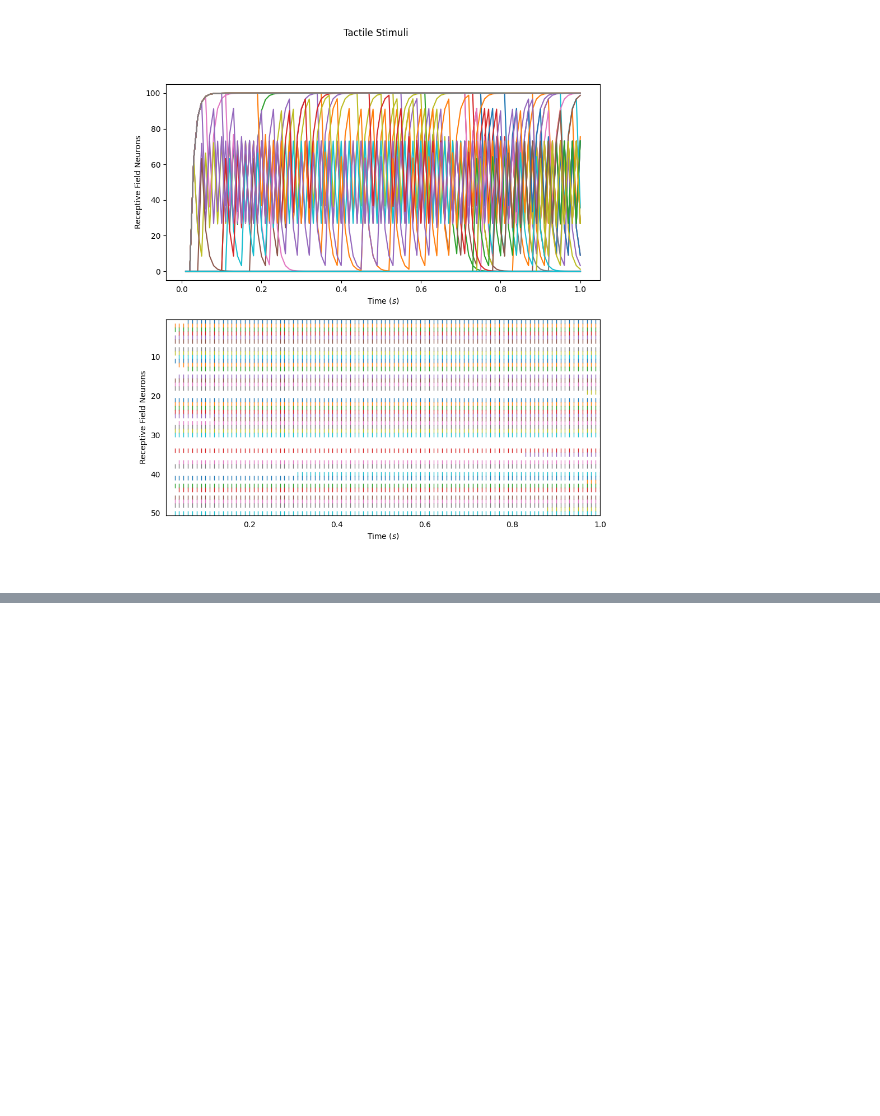
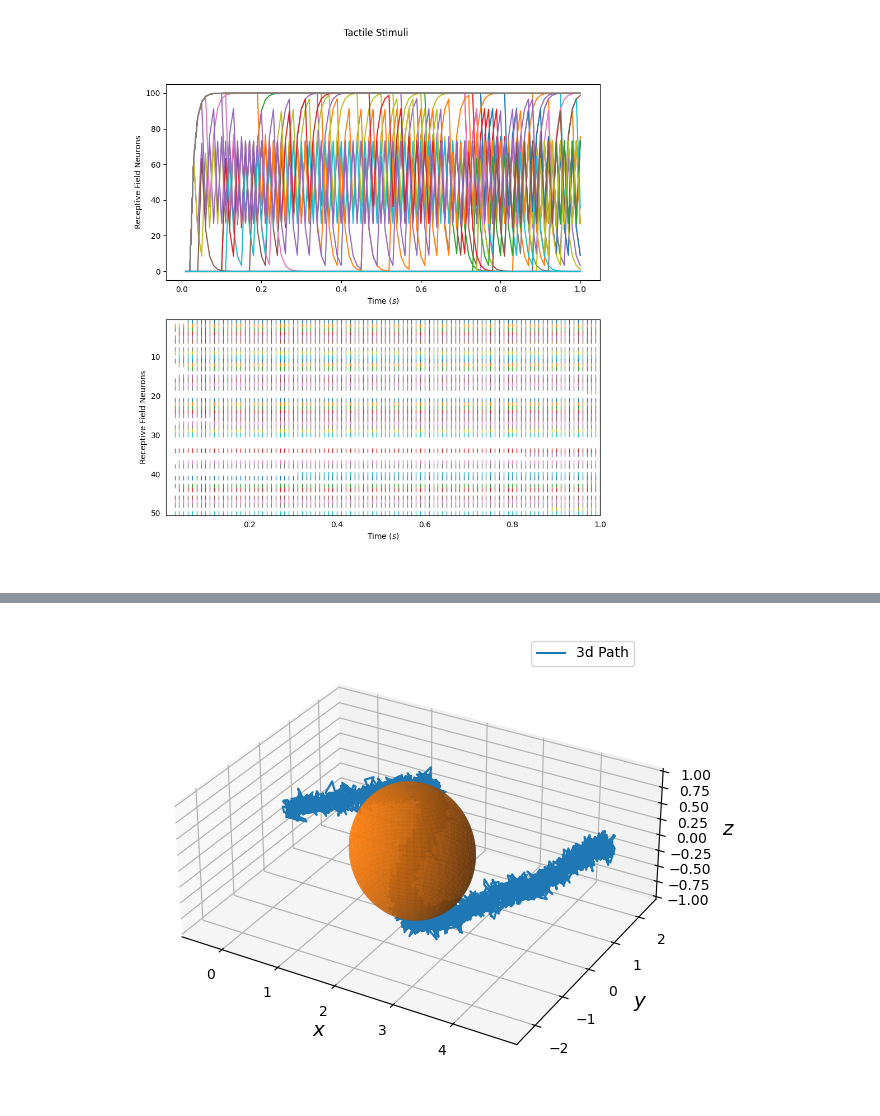
Before and after one commit to wngfra/tac3d, a Jupyter notebook: notebooks/demo.ipynb, the cells around one changed output, grey strips where cells are left out. Cells and saved outputs as stored; diff of their text form; code cells hidden in the pictures; blank space fills up the shorter version.

```diff
--- a/notebooks/demo.ipynb
+++ b/notebooks/demo.ipynb
@@ -73,0 +162,24 @@ Text(0.5, 0.98, 'Tactile Stimuli')
+# %%
+def plot_3d(data):
+    ax = plt.figure().add_subplot(projection='3d')
+    ax.plot(data[out_probe][:, 0], data[out_probe][:, 1], data[out_probe][:, 2], label='3d Path')
+    ax.set_xlabel("$x$", fontsize="x-large")
+    ax.set_ylabel("$y$", fontsize="x-large")
+    ax.set_zlabel("$z$", fontsize="x-large")
+    ax.legend()
+
+    # Make data
+    u = np.linspace(0, 2 * np.pi, 100)
+    v = np.linspace(0, np.pi, 100)
+    x = p[0] + r*np.outer(np.cos(u), np.sin(v))
+    y = p[1] + r*np.outer(np.sin(u), np.sin(v))
+    z = p[2] + r*np.outer(np.ones(np.size(u)), np.cos(v))
+
+    # Plot the surface
+    ax.plot_surface(x, y, z, alpha=0.8)
+    ax.set_box_aspect([T/2, 2, 1], zoom=1.1)
+
+plot_3d(sim.data)
+plt.tight_layout()
+# %% [output]
+[figure, added]
```
Also changed, not shown: parts of 3 cells of this notebook, 3 other files.
